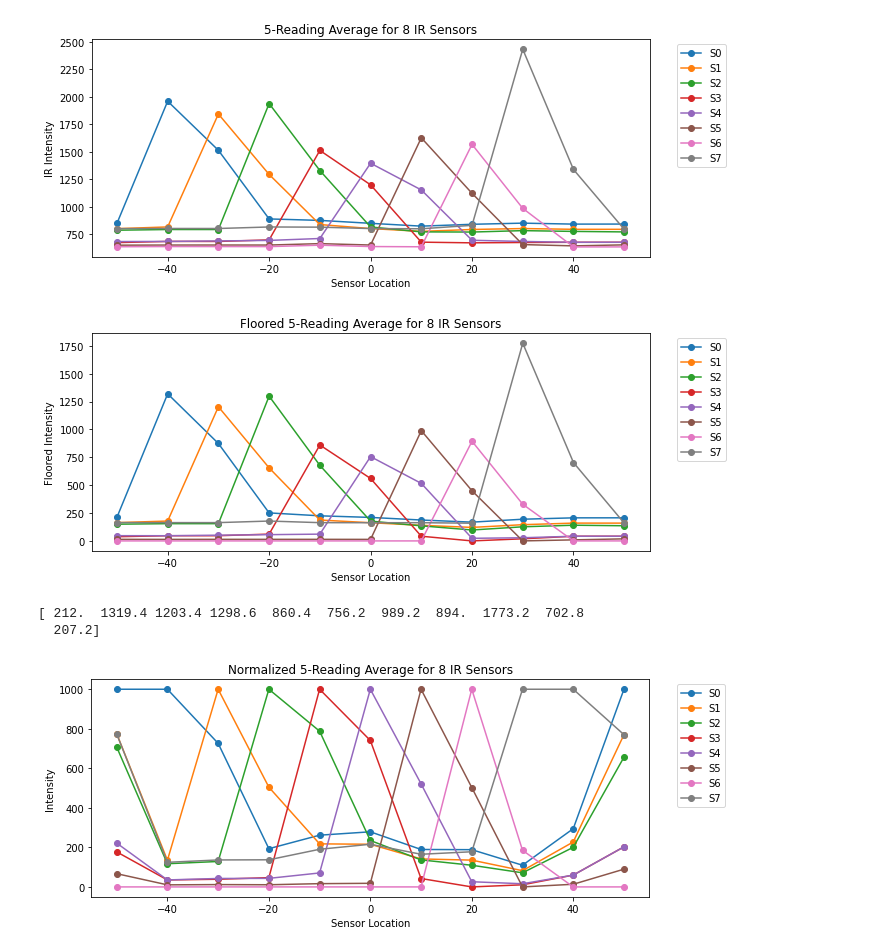
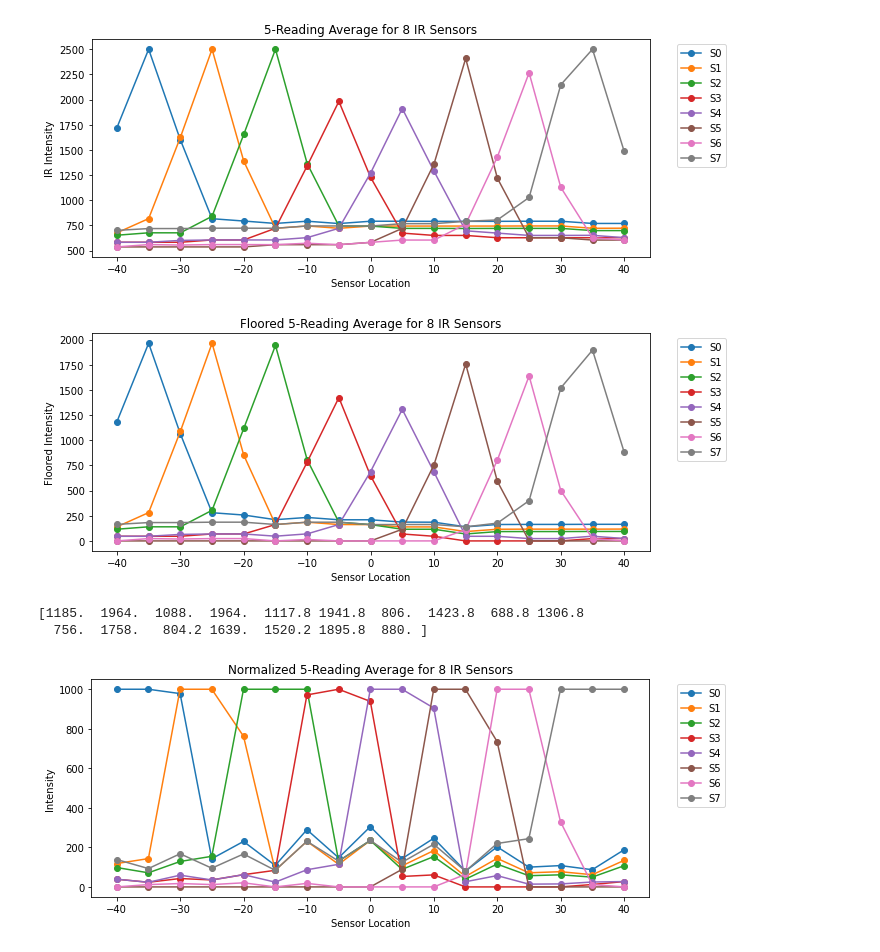
Before and after one commit to anderson-truong/ECE3-Project, a Jupyter notebook: Python/SensorFusionDevelopment.ipynb, the cells around one changed output. Cells and saved outputs as stored; diff of their text form; code cells hidden in the pictures.

```diff
--- a/Python/SensorFusionDevelopment.ipynb
+++ b/Python/SensorFusionDevelopment.ipynb
@@ -3,7 +3,7 @@ import numpy as np
 import matplotlib.pyplot as plt
 # %%
 def plotSensor(array: iter, title: str, x_label: str, y_label: str):
-    x = [-50, -40, -30, -20, -10, 0, 10, 20, 30, 40, 50]
+    x = np.linspace(-40, 40, num=17)
     plt.figure(figsize=(10,4))
     for i in range(0, 8):
         plt.plot(x, array[:,i], marker='o', label=f'S{i}')
@@ -12,24 +12,24 @@ def plotSensor(array: iter, title: str, x_label: str, y_label: str):
     plt.ylabel(y_label)
     plt.legend(bbox_to_anchor=(1.04,1), loc="upper left")
 # %%
-file_dir = '../Documentation/Calibration/sensorcalibrate_042822_1820.txt'
+file_dir = '../Documentation/Calibration/sensorcalibration_28042022_2249.txt'
 
 # (5*11) x 9 array generated
 data_raw = np.genfromtxt(file_dir, delimiter=',')
 # Remove empty 9th row, now (5*11) x 8 array
 data_raw = np.delete(data_raw, 8, 1)
 
 # Calculate means of every 5 rows
 # 11 x 8 array of means
-data_mean = np.empty((11, 8))
-for i in range(11):
-    data_mean[i] = np.mean(data[5*i:5*i+5], 0)
+data_mean = np.empty((17, 8))
+for i in range(17):
+    data_mean[i] = np.mean(data_raw[5*i:5*i+5], 0)
 #print(data_mean)
 
 # Plot
 plotSensor(data_mean, '5-Reading Average for 8 IR Sensors', 'Sensor Location', 'IR Intensity')
 # %% [output]
-[figure, old version]
+[figure, new version]
 # %%
 # Normalization
 
@@ -41,7 +41,7 @@ for idx, subtrahend in enumerate(data_min):
     data_floor[idx] -= subtrahend
 plotSensor(data_floor, 'Floored 5-Reading Average for 8 IR Sensors', 'Sensor Location', 'Floored Intensity')
 # %% [output]
-[figure, old version]
+[figure, new version]
 # %%
 # Max scaling
 data_max = np.max(data_floor, 1)
@@ -52,9 +52,9 @@ for idx, subtrahend in enumerate(data_max):
     data_norm[idx] *= 1000
 plotSensor(data_norm, 'Normalized 5-Reading Average for 8 IR Sensors', 'Sensor Location', 'Intensity')
 # %% [output]
-[ 212.  1319.4 1203.4 1298.6  860.4  756.2  989.2  894.  1773.2  702.8
-  207.2]
+[1185.  1964.  1088.  1964.  1117.8 1941.8  806.  1423.8  688.8 1306.8
+  756.  1758.   804.2 1639.  1520.2 1895.8  880. ]
-[figure, old version]
+[figure, new version]
 # %%
 # Applying Weights
 
```
Also changed, not shown: parts of 1 cell of this notebook, 8 other files.
